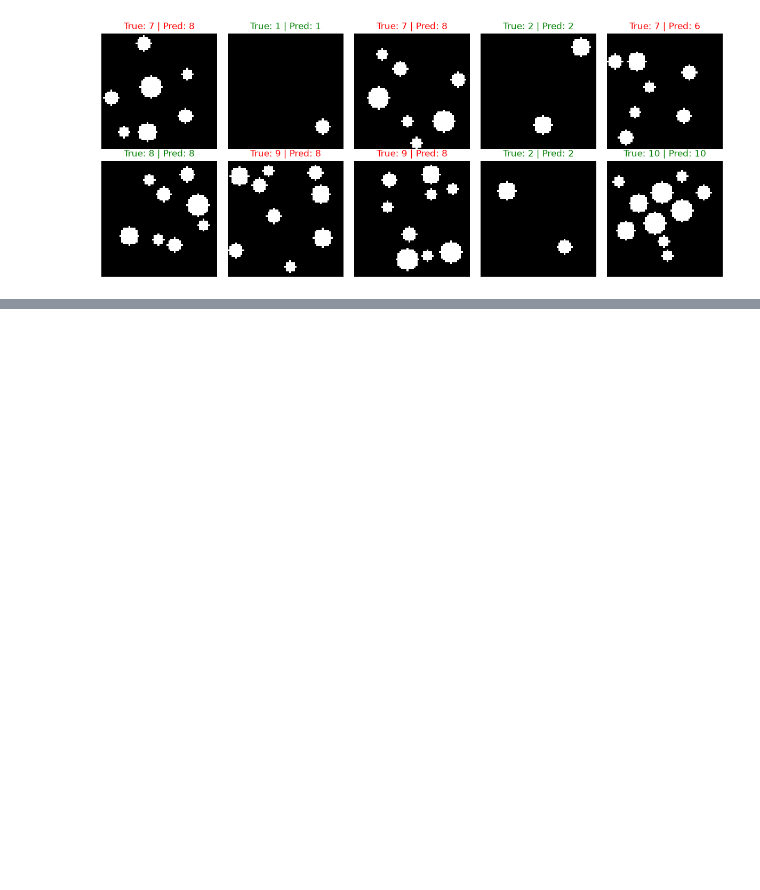
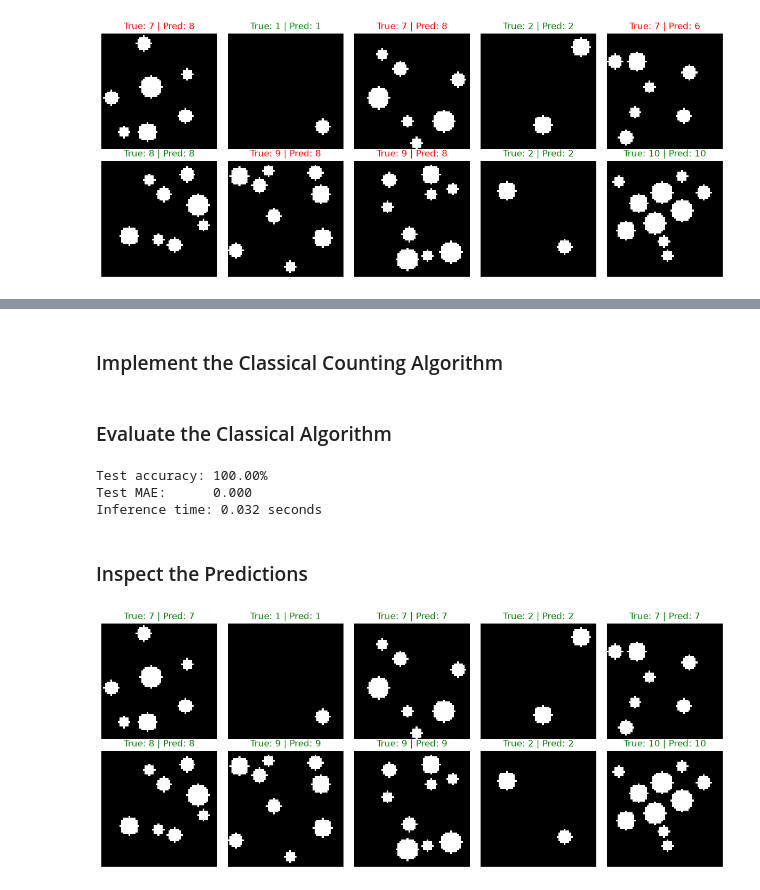
Before and after one commit to ruc-practical-ai-fall-2026/lectures, a Jupyter notebook: class-07/notebooks/01_use_case_selection_example.ipynb, the cells around one changed output, grey strips where cells are left out. Saved outputs shown, nothing was run; the diff lists cells and outputs as text; code cells hidden in the pictures; blank space fills up the shorter version.

```diff
--- a/class-07/notebooks/01_use_case_selection_example.ipynb
+++ b/class-07/notebooks/01_use_case_selection_example.ipynb
@@ -353,0 +521,50 @@ plt.show()
+# %% [markdown]
+### Implement the Classical Counting Algorithm
+# %%
+def count_objects(image, threshold=0.5):
+    """Count connected foreground regions in an image."""
+
+    binary = image > threshold
+    _, count = ndimage.label(binary, structure=np.ones((3, 3)))
+
+    return count
+# %% [markdown]
+### Evaluate the Classical Algorithm
+# %%
+import time
+
+start = time.perf_counter()
+
+y_pred_classical = np.array([count_objects(image) for image in X_test])
+
+classical_inference_time = time.perf_counter() - start
+
+classical_metrics = evaluate_counts(y_test, y_pred_classical)
+
+print(f"Test accuracy: {classical_metrics['accuracy']:.2%}")
+print(f"Test MAE:      {classical_metrics['mae']:.3f}")
+print(f"Inference time: {classical_inference_time:.3f} seconds")
+# %% [output]
+Test accuracy: 100.00%
+Test MAE:      0.000
+Inference time: 0.032 seconds
+# %% [markdown]
+### Inspect the Predictions
+# %%
+fig, axes = plt.subplots(2, 5, figsize=(12, 5))
+
+for ax, i in zip(axes.flat, range(10)):
+    ax.imshow(X_test[i], cmap="gray", vmin=0, vmax=1)
+
+    correct = y_pred_classical[i] == y_test[i]
+
+    ax.set_title(
+        f"True: {y_test[i]} | Pred: {y_pred_classical[i]}",
+        color="green" if correct else "red",
+    )
+    ax.axis("off")
+
+plt.tight_layout()
+plt.show()
+# %% [output]
+[figure, added]
```
Also changed, not shown: parts of 55 cells of this notebook.
